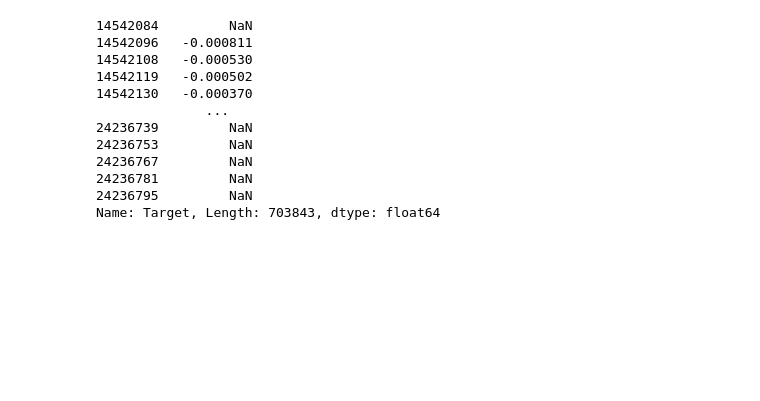
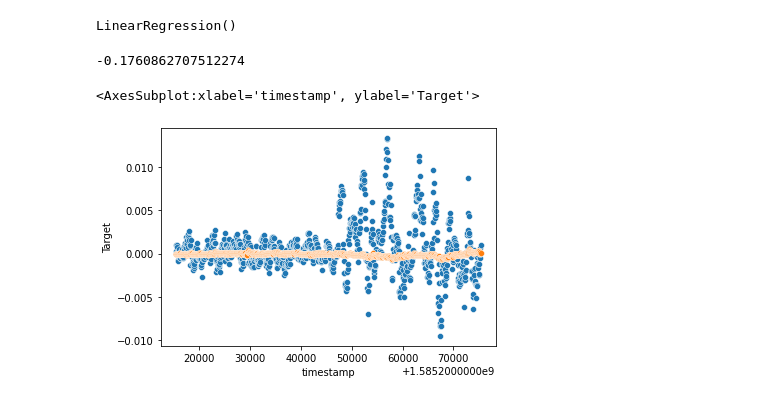
Before and after one commit to JeanArnaudRitouret/kaggle_gresearch_crypto_forecasting, a Jupyter notebook: first_model.ipynb, the cells around one changed output. Saved outputs shown, nothing was run; the diff lists cells and outputs as text; code cells hidden in the pictures; blank space fills up the shorter version.

Commit message:
started feature engineering - baseline model

```diff
--- a/first_model.ipynb
+++ b/first_model.ipynb
@@ -35,15 +29,17 @@ y_pred_bitcoin = test_bitcoin.Target.shift(1)
-# %%
-y_pred_bitcoin
-# %% [output]
-14542084         NaN
-14542096   -0.000811
-14542108   -0.000530
-14542119   -0.000502
-14542130   -0.000370
-              ...
-24236739         NaN
-24236753         NaN
-24236767         NaN
-24236781         NaN
-24236795         NaN
-Name: Target, Length: 703843, dtype: float64
+# %%
+model = LinearRegression()
+model.fit(X_train, y_train)
+# %% [output]
+LinearRegression()
+# %%
+y_predict = model.predict(X_test)
+r2_baseline = r2_score(y_test, y_predict)
+r2_baseline
+# %% [output]
+-0.1760862707512274
+# %%
+sns.scatterplot(x=y_test.iloc[:1000].index, y=y_test.iloc[:1000])
+sns.scatterplot(x=y_test.iloc[:1000].index, y=y_predict[:1000])
+# %% [output]
+<AxesSubplot:xlabel='timestamp', ylabel='Target'>
+[figure, added]
```
Also changed, not shown: parts of 12 cells of this notebook, 3 other files.
